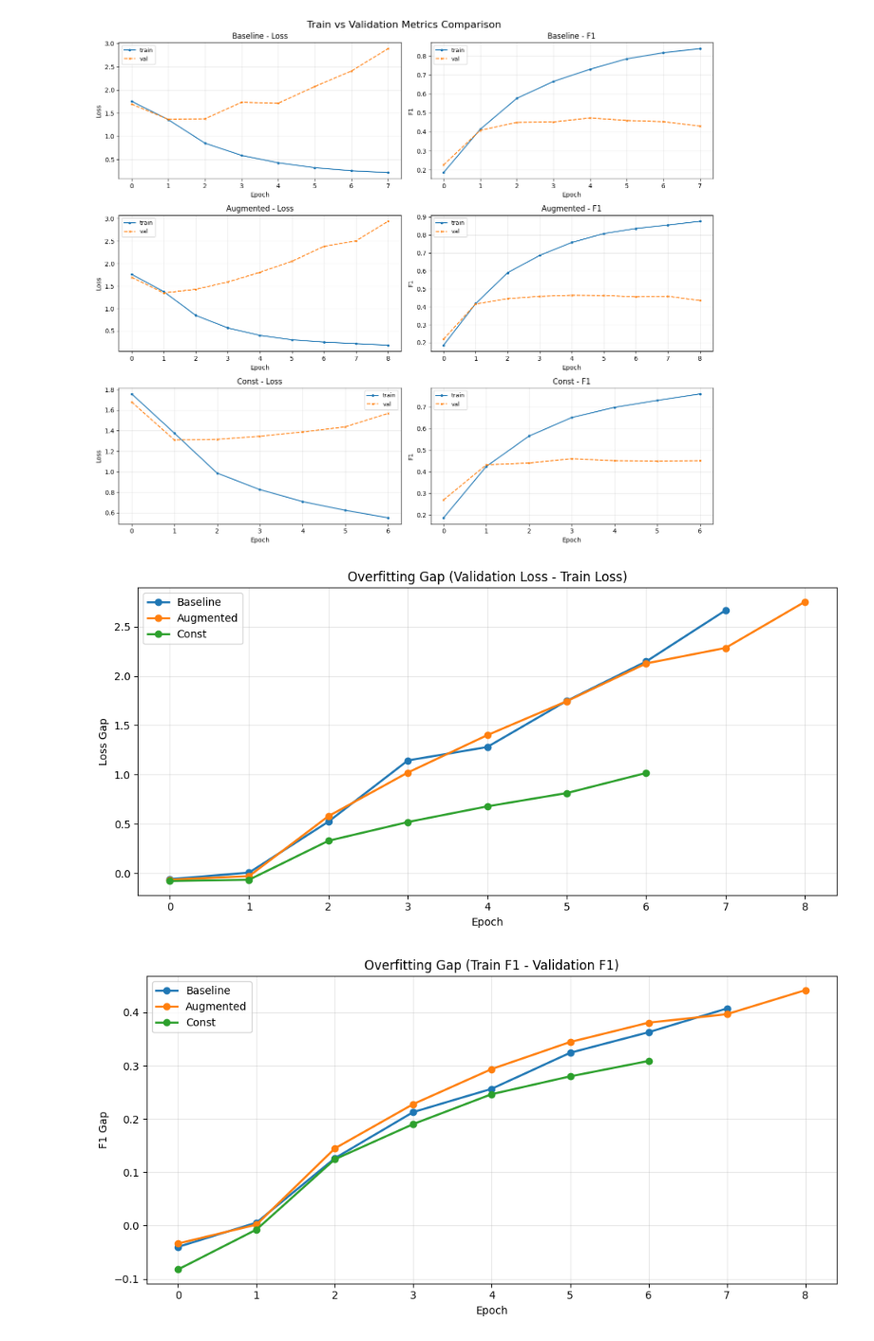
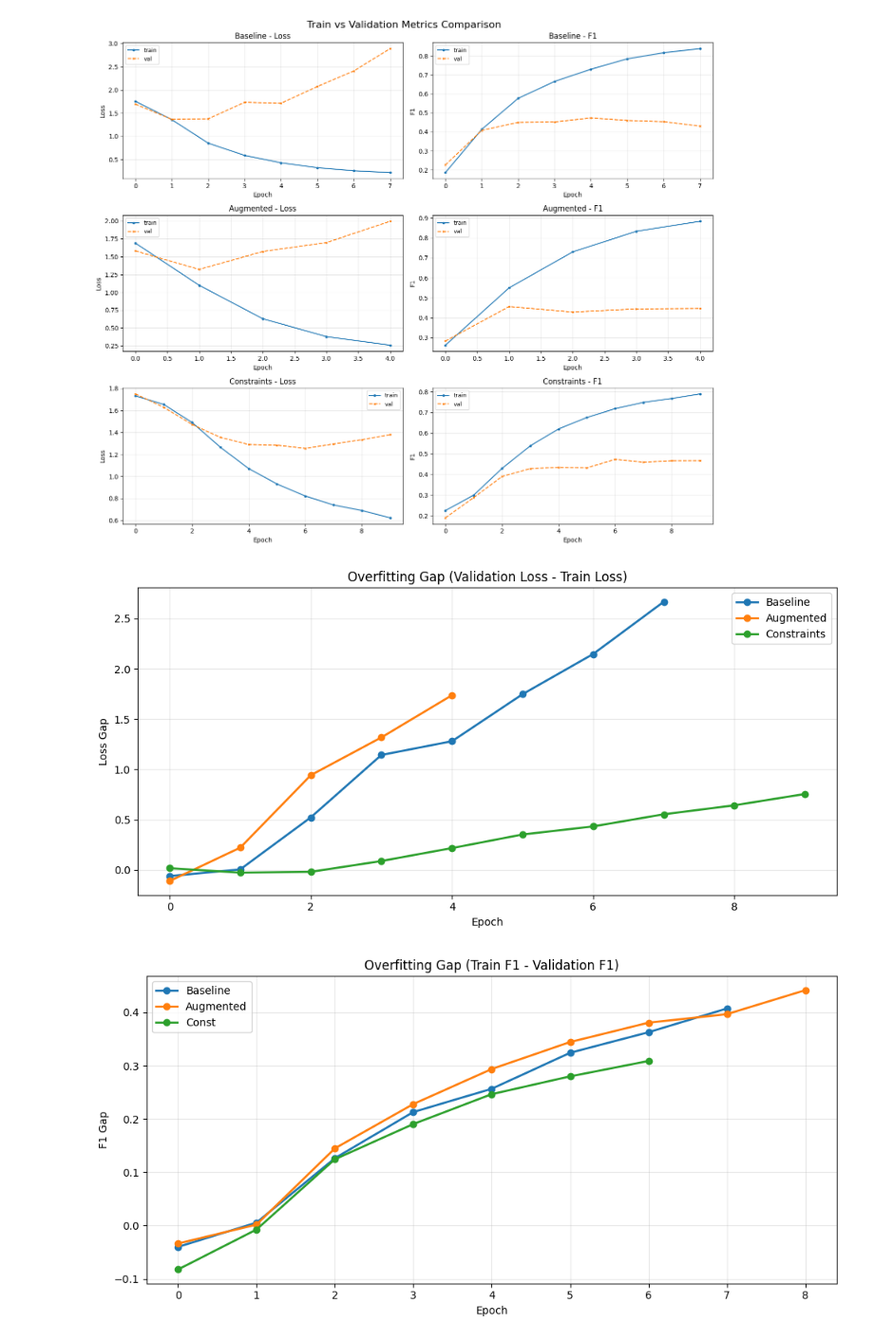
Before and after one commit to Velkymoss/SpaRTUNQChain, a Jupyter notebook: notebooks/loss.ipynb, the cells around one changed output. Shown at 95% size. Drawn from its saved outputs; the diff is of its cells as text; code cells hidden in the pictures.

```diff
--- a/notebooks/loss.ipynb
+++ b/notebooks/loss.ipynb
@@ -9,9 +78,9 @@ import seaborn as sns
 df = pd.DataFrame({"method": ["baseline", "augmented", "constraints"]})
 # %%
 data_dict = {}
-modes = ["train", "val"]
+modes = ["training", "validation"]
 metrics = ["loss", "f1"]
-methods = ["baseline", "augmented", "const"]
+methods = ["baseline", "augmented", "constraints"]
 seeds = [0, 1, 2]
 baseline = []
 for method in methods:
@@ -19,8 +88,7 @@ for method in methods:
         for mode in modes:
             scores = []
             for seed in seeds:
-                data = pd.read_csv(f"epoch_data/{mode}_{metric}_{method}_{seed}.csv")
-                scores.append(data["value"])
+                data, _ = parse_training_log(f"../runs/{method}_seed_{seed}.out")
+                scores.append(data[f"{mode}_{metric}"])
             data_dict[f"{method}_{mode}_{metric}"] = sum(scores)/len(seeds)
-print(data_dict)
 # %% [output]
@@ -46,14 +114,14 @@ fig, axes = plt.subplots(3, 2, figsize=(14, 12))
 fig.suptitle('Train vs Validation Metrics Comparison', fontsize=16)
 
 metrics = ['loss', 'f1']
-methods = ["baseline", "augmented", "const"]
+methods = ["baseline", "augmented", "constraints"]
 
 for method_idx, method in enumerate(methods):
     for metric_idx, metric in enumerate(metrics):
         ax = axes[method_idx, metric_idx]
 
-        train_key = f'{method}_train_{metric}'
-        val_key = f'{method}_val_{metric}'
+        train_key = f'{method}_training_{metric}'
+        val_key = f'{method}_validation_{metric}'
 
         if train_key in data_dict and val_key in data_dict:
             train_data = data_dict[train_key]
@@ -78,45 +146,45 @@ plt.tight_layout()
 plt.savefig('metrics_comparison.png', dpi=300, bbox_inches='tight')
 plt.show()
 # %% [output]
-[figure, old version]
+[figure, new version]
 # %%
-methods = ["baseline", "augmented", "const"]
+methods = ["baseline", "augmented", "constraints"]
 
 # Compute gap for each method
 gap_dict = {}
 
 for method in methods:
-    train_key = f'{method}_train_loss'
-    val_key = f'{method}_val_loss'
+    train_key = f'{method}_training_loss'
+    val_key = f'{method}_validation_loss'
 
     if train_key in data_dict and val_key in data_dict:
         train_loss = data_dict[train_key]
         val_loss = data_dict[val_key]
 
         # Ensure same length
         epochs = min(len(train_loss), len(val_loss))
         train_loss = train_loss[:epochs]
         val_loss = val_loss[:epochs]
 
         # Gap = val_loss - train_loss (higher = more overfitting)
         gap = [v - t for v, t in zip(val_loss, train_loss)]
         gap_dict[method] = gap
 
 # Plot Figure 2
 plt.figure(figsize=(10, 5))
 for method, gap in gap_dict.items():
     plt.plot(range(len(gap)), gap, marker='o', linewidth=2, label=method.capitalize())
 
 plt.title("Overfitting Gap (Validation Loss - Train Loss)")
 plt.xlabel("Epoch")
 plt.ylabel("Loss Gap")
 plt.grid(True, alpha=0.3)
 plt.legend()
 plt.tight_layout()
 plt.savefig("overfitting_gap.png", dpi=300, bbox_inches="tight")
 plt.show()
 # %% [output]
-[figure, old version]
+[figure, new version]
 # %%
 methods = ["baseline", "augmented", "const"]
 
```
Also changed, not shown: parts of 6 cells of this notebook, 2 other files.
